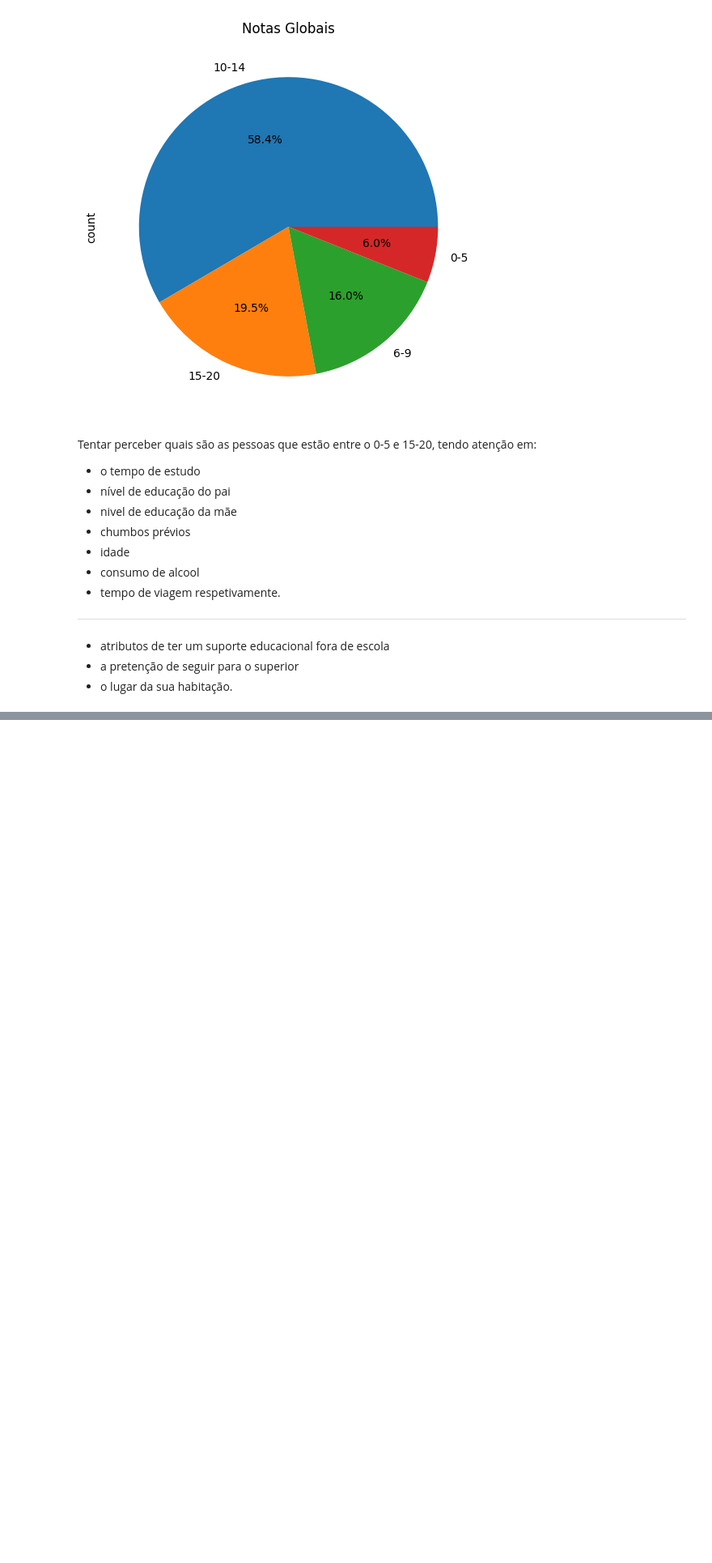
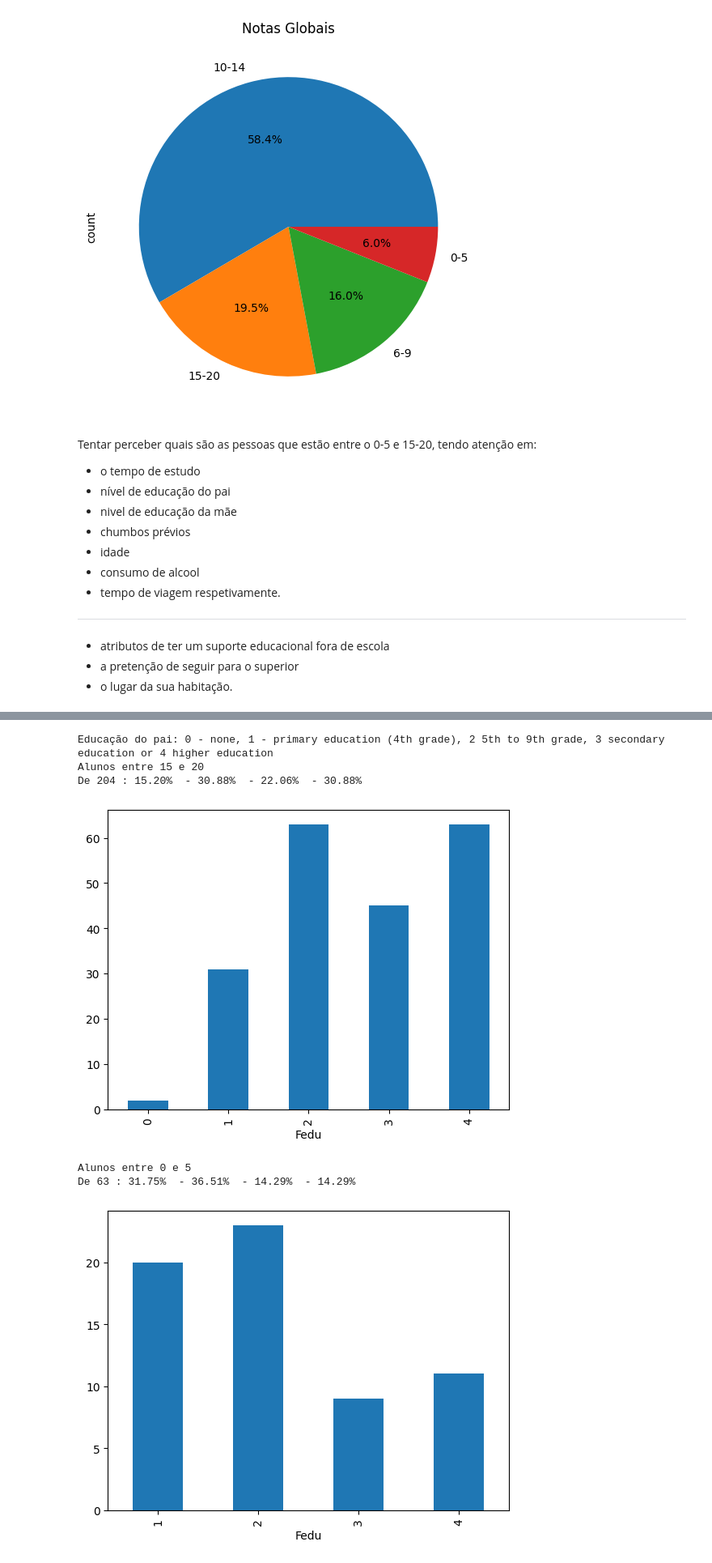
Before and after one commit to leosousa200/SGDAnalysis, a Jupyter notebook: analysis.ipynb, the cells around one changed output, grey strips where cells are left out. Shown at 81% size. Drawn from its saved outputs; the diff is of its cells as text; code cells hidden in the pictures; blank space fills up the shorter version.

```diff
--- a/analysis.ipynb
+++ b/analysis.ipynb
@@ -304,0 +269,33 @@ De 63 : 25.40%  - 30.16%  - 23.81%  - 23.81%
+# %%
+# Educação do pai
+# -------------------------------------------------------------------------------
+# Fedu father's education (numeric: 0 - none, 1 - primary education (4th grade), 2 â€“ 5th to 9th grade, 3 â€“ secondary education or 4 â€“ higher education)
+
+students_15_20_fedu_1 = students_15_20.loc[students_15_20['Fedu'] == 1]
+students_15_20_fedu_2 = students_15_20.loc[students_15_20['Fedu'] == 2]
+students_15_20_fedu_3 = students_15_20.loc[students_15_20['Fedu'] == 3]
+students_15_20_fedu_4 = students_15_20.loc[students_15_20['Fedu'] == 4]
+print("\nEducação do pai: 0 - none, 1 - primary education (4th grade), 2 5th to 9th grade, 3 secondary education or 4 higher education")
+print("Alunos entre 15 e 20")
+print("De",nr_15_20, ":","{:5.2f}%".format(len(students_15_20_fedu_1)/nr_15_20*100), " -","{:5.2f}%".format(len(students_15_20_fedu_2)/nr_15_20*100), " -","{:5.2f}%".format(len(students_15_20_fedu_3)/nr_15_20*100), " -","{:5.2f}%".format(len(students_15_20_fedu_4)/nr_15_20*100))
+
+students_15_20['Fedu'].value_counts().sort_index().plot(kind="bar")
+plt.show()
+
+students_0_5_fedu_1 = students_0_5.loc[students_0_5['Fedu'] == 1]
+students_0_5_fedu_2 = students_0_5.loc[students_0_5['Fedu'] == 2]
+students_0_5_fedu_3 = students_0_5.loc[students_0_5['Fedu'] == 3]
+students_0_5_fedu_4 = students_0_5.loc[students_0_5['Fedu'] == 3]
+print("Alunos entre 0 e 5")
+print("De",nr_0_5, ":","{:5.2f}%".format(len(students_0_5_fedu_1)/nr_0_5*100), " -","{:5.2f}%".format(len(students_0_5_fedu_2)/nr_0_5*100), " -","{:5.2f}%".format(len(students_0_5_fedu_3)/nr_0_5*100), " -","{:5.2f}%".format(len(students_0_5_fedu_4)/nr_0_5*100))
+
+students_0_5['Fedu'].value_counts().sort_index().plot(kind="bar")
+plt.show()
+# %% [output]
+Educação do pai: 0 - none, 1 - primary education (4th grade), 2 5th to 9th grade, 3 secondary education or 4 higher education
+Alunos entre 15 e 20
+De 204 : 15.20%  - 30.88%  - 22.06%  - 30.88%
+[figure, added]
+Alunos entre 0 e 5
+De 63 : 31.75%  - 36.51%  - 14.29%  - 14.29%
+[figure, added]
```
Also changed, not shown: parts of 7 cells of this notebook.
